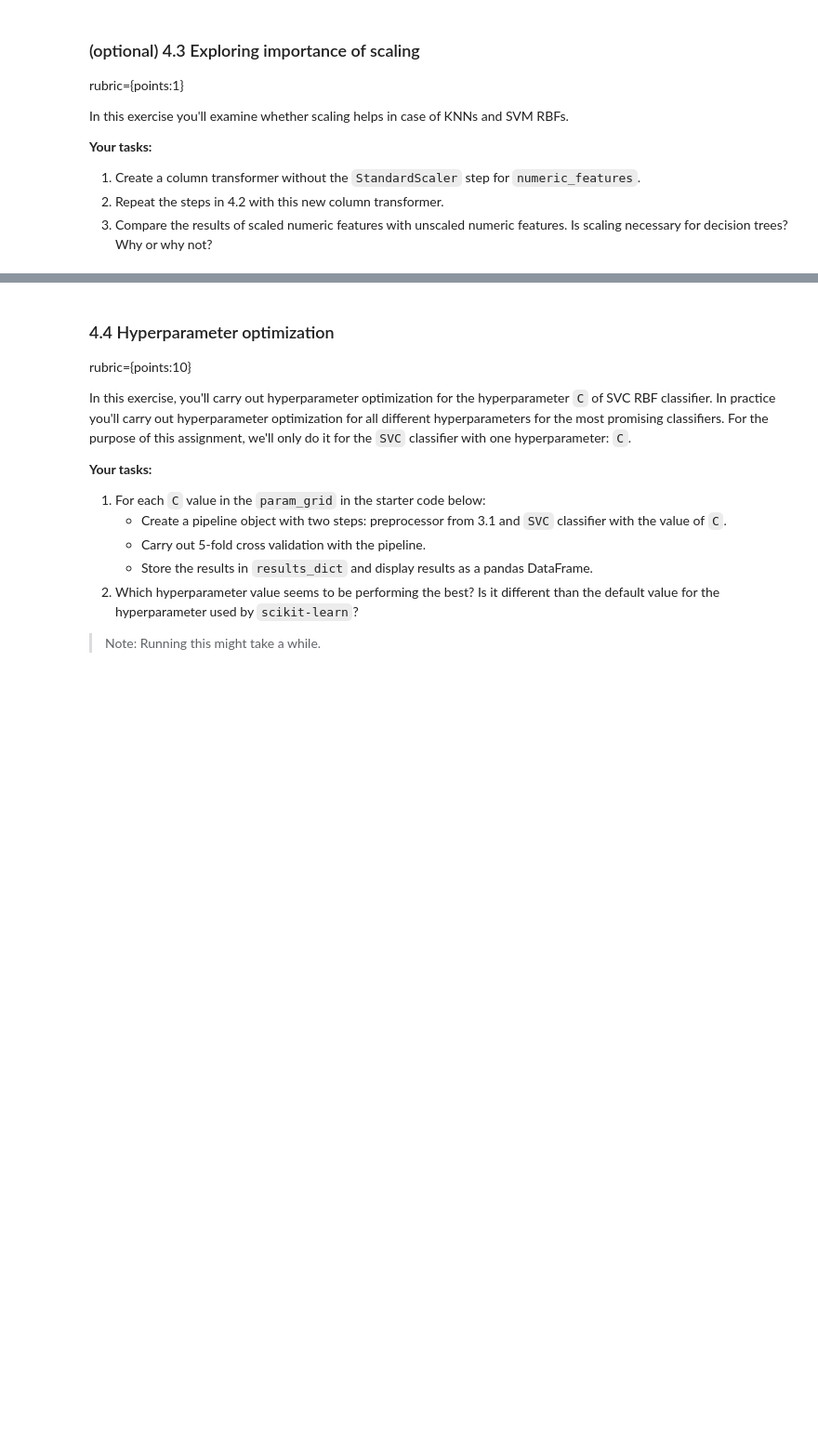
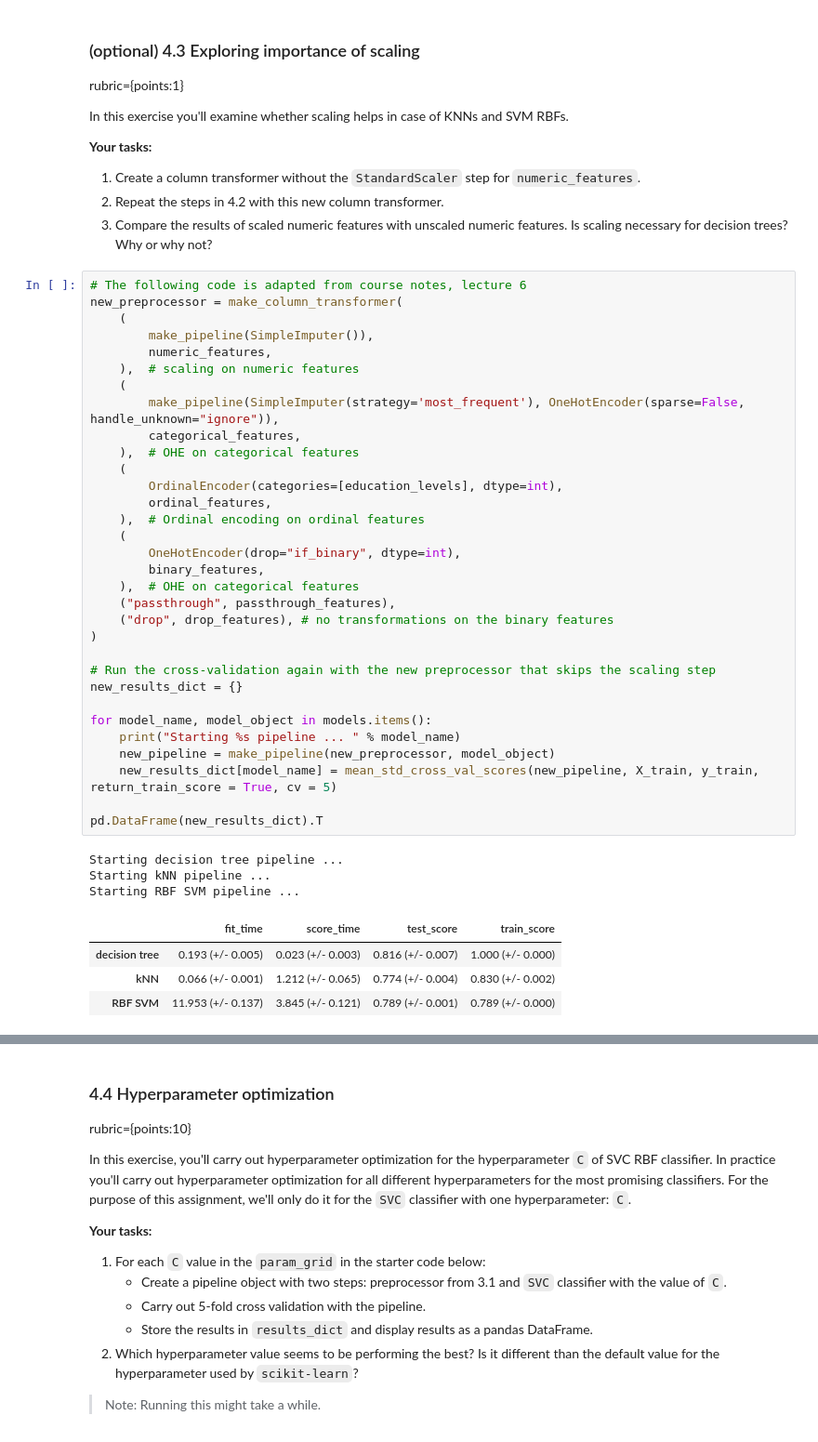
Before and after one commit to benhuckell/cpsc330, a Jupyter notebook: hw/hw3/hw3.ipynb, the cells around one changed output, grey strips where cells are left out. Shown at 93% size. Drawn from its saved outputs; the diff is of its cells as text; blank space fills up the shorter version.

```diff
--- a/hw/hw3/hw3.ipynb
+++ b/hw/hw3/hw3.ipynb
@@ -470,3 +499,43 @@ In this exercise you'll examine whether scaling helps in case of KNNs and SVM RB
 1. Create a column transformer without the `StandardScaler` step for `numeric_features`.
 2. Repeat the steps in 4.2 with this new column transformer.
 3. Compare the results of scaled numeric features with unscaled numeric features. Is scaling necessary for decision trees? Why or why not?
+# %%
+# The following code is adapted from course notes, lecture 6
+new_preprocessor = make_column_transformer(
+    (
+        make_pipeline(SimpleImputer()),
+        numeric_features,
+    ),  # scaling on numeric features
+    (
+        make_pipeline(SimpleImputer(strategy='most_frequent'), OneHotEncoder(sparse=False, handle_unknown="ignore")),
+        categorical_features,
+    ),  # OHE on categorical features
+    (
+        OrdinalEncoder(categories=[education_levels], dtype=int),
+        ordinal_features,
+    ),  # Ordinal encoding on ordinal features
+    (
+        OneHotEncoder(drop="if_binary", dtype=int),
+        binary_features,
+    ),  # OHE on categorical features
+    ("passthrough", passthrough_features),
+    ("drop", drop_features), # no transformations on the binary features
+)
+
+# Run the cross-validation again with the new preprocessor that skips the scaling step
+new_results_dict = {}
+
+for model_name, model_object in models.items():
+    print("Starting %s pipeline ... " % model_name)
+    new_pipeline = make_pipeline(new_preprocessor, model_object)
+    new_results_dict[model_name] = mean_std_cross_val_scores(new_pipeline, X_train, y_train, return_train_score = True, cv = 5)
+
+pd.DataFrame(new_results_dict).T
+# %% [output]
+Starting decision tree pipeline ...
+Starting kNN pipeline ...
+Starting RBF SVM pipeline ...
+|  | fit_time | score_time | test_score | train_score |
+| decision tree | 0.193 (+/- 0.005) | 0.023 (+/- 0.003) | 0.816 (+/- 0.007) | 1.000 (+/- 0.000) |
+| kNN | 0.066 (+/- 0.001) | 1.212 (+/- 0.065) | 0.774 (+/- 0.004) | 0.830 (+/- 0.002) |
+| RBF SVM | 11.953 (+/- 0.137) | 3.845 (+/- 0.121) | 0.789 (+/- 0.001) | 0.789 (+/- 0.000) |
```
Also changed, not shown: parts of 19 cells of this notebook.
